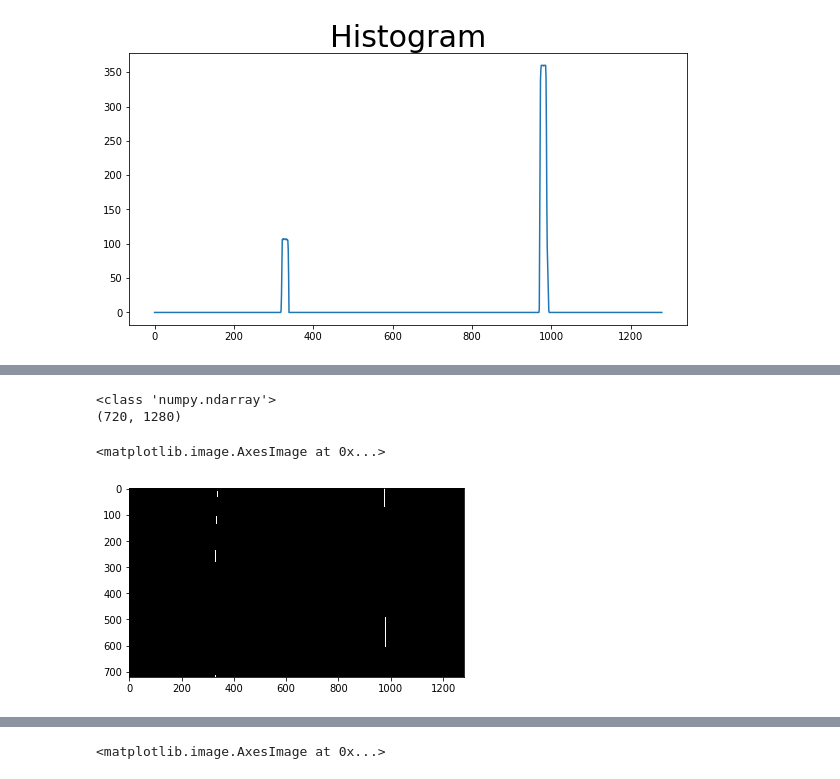
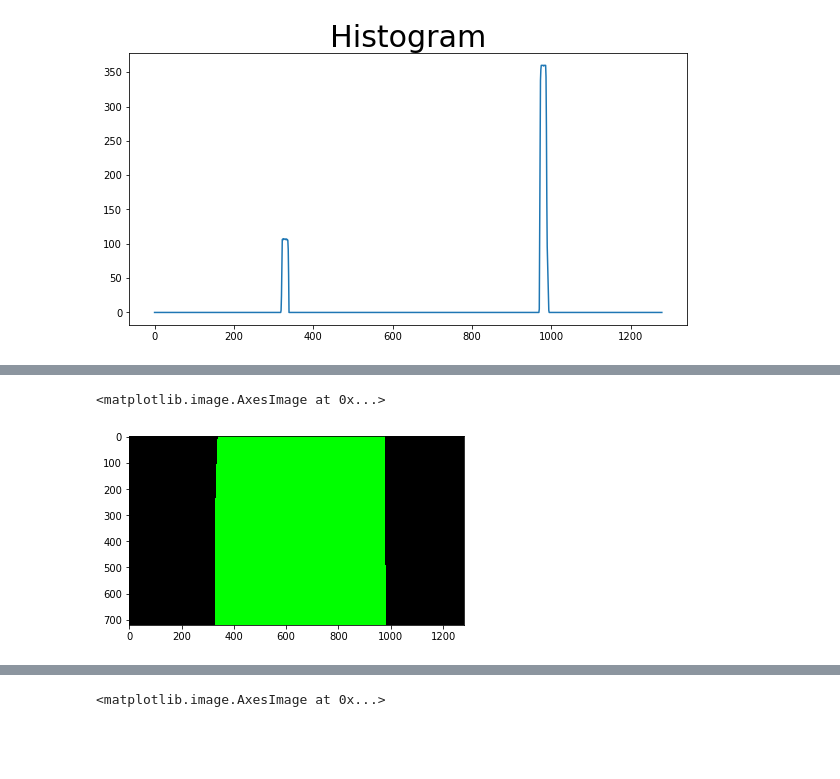
Before and after one commit to tyler-lewis-udacity/Advanced_Lane_Finding, a Jupyter notebook: P4_advanced_lane_finding_new.ipynb, the cells around one changed output, grey strips where cells are left out. Saved outputs shown, nothing was run; the diff lists cells and outputs as text; code cells hidden in the pictures; blank space fills up the shorter version.

```diff
--- a/P4_advanced_lane_finding_new.ipynb
+++ b/P4_advanced_lane_finding_new.ipynb
@@ -630,2 +692,3 @@ def fill_image(line_fits_binary, display_results=False):
 # %%
-line_fits_binary, left_fit, right_fit, avg_curverad, distance_from_center, out_img = window_search(combined_binary, histogram, dfc_correction_factor=0.3, display_results=False)
+line_fits_binary, left_fit, right_fit, ploty, left_fitx, right_fitx, avg_curverad, distance_from_center, out_img = window_search(combined_binary, histogram, dfc_correction_factor=0.3, display_results=False)
+plt.imshow(line_fits_binary)
@@ -631,0 +698,3 @@ line_fits_binary, left_fit, right_fit, avg_curverad, distance_from_center, out_i
+# %%
+line_fits_binary, left_fit, right_fit, ploty, left_fitx, right_fitx, avg_curverad, distance_from_center, out_img = proximity_search(combined_binary, left_fit, right_fit, dfc_correction_factor=0.3, display_results=False)
+plt.imshow(line_fits_binary)
@@ -632,9 +704,6 @@ line_fits_binary, left_fit, right_fit, avg_curverad, distance_from_center, out_i
 # %%
-print(type(line_fits_binary))
-print(line_fits_binary.shape)
-plt.imshow(line_fits_binary, cmap='gray')
+filled_image = fill_image(line_fits_binary, ploty, left_fitx, right_fitx)
+plt.imshow(filled_image, cmap='gray')
 # %% [output]
-<class 'numpy.ndarray'>
-(720, 1280)
+<matplotlib.image.AxesImage at 0x...>
-<matplotlib.image.AxesImage at 0x...>
-[figure, old version]
+[figure, new version]
```
Also changed, not shown: parts of 41 cells of this notebook, 2 other files.
